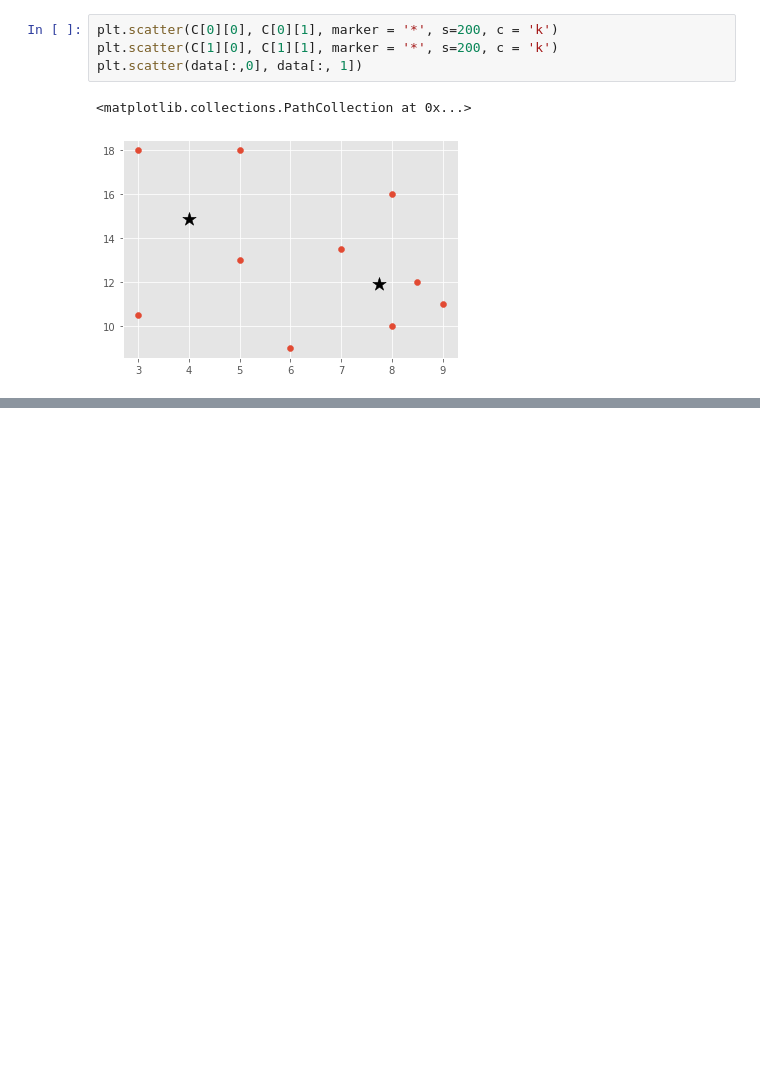
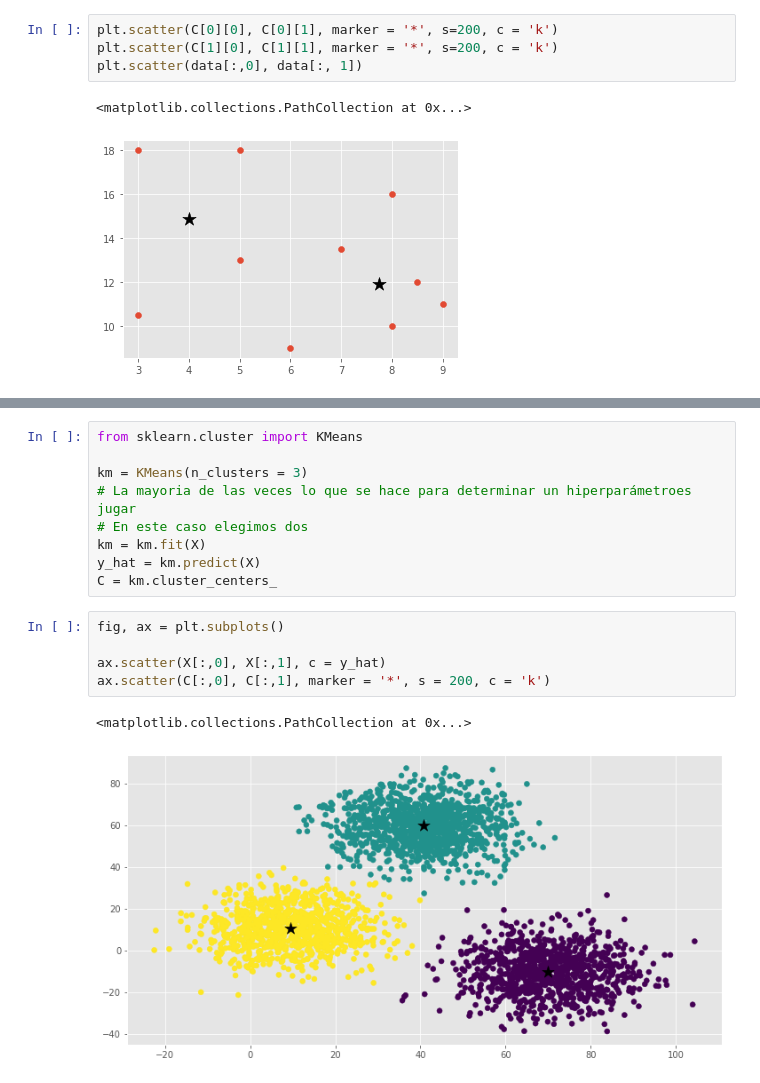
Before and after one commit to danielfrgs/LCD-PCCD-2021-1, a Jupyter notebook: Paradigmas_Centroides.ipynb, the cells around one changed output, grey strips where cells are left out. Saved outputs shown, nothing was run; the diff lists cells and outputs as text; blank space fills up the shorter version.

```diff
--- a/Paradigmas_Centroides.ipynb
+++ b/Paradigmas_Centroides.ipynb
@@ -62,0 +90,17 @@ plt.scatter(data[:,0], data[:, 1])
+# %%
+from sklearn.cluster import KMeans
+
+km = KMeans(n_clusters = 3)
+# La mayoria de las veces lo que se hace para determinar un hiperparámetroes jugar
+# En este caso elegimos dos
+km = km.fit(X)
+y_hat = km.predict(X)
+C = km.cluster_centers_
+# %%
+fig, ax = plt.subplots()
+
+ax.scatter(X[:,0], X[:,1], c = y_hat)
+ax.scatter(C[:,0], C[:,1], marker = '*', s = 200, c = 'k')
+# %% [output]
+<matplotlib.collections.PathCollection at 0x...>
+[figure, added]
```
Also changed, not shown: parts of 13 cells of this notebook.
